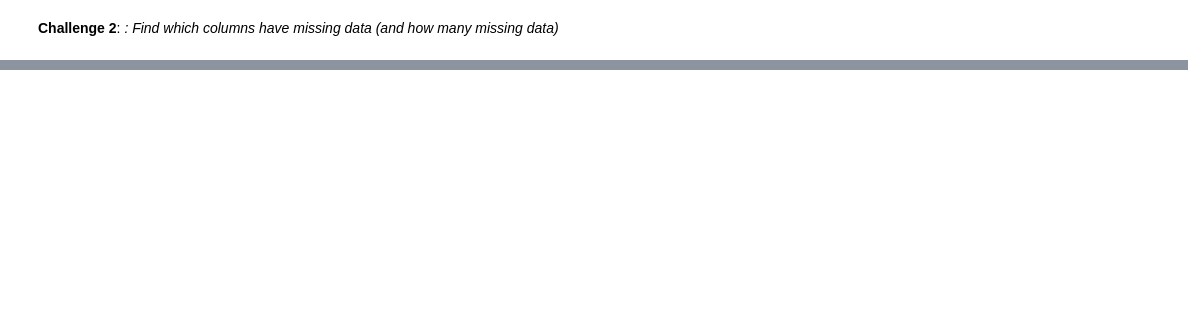
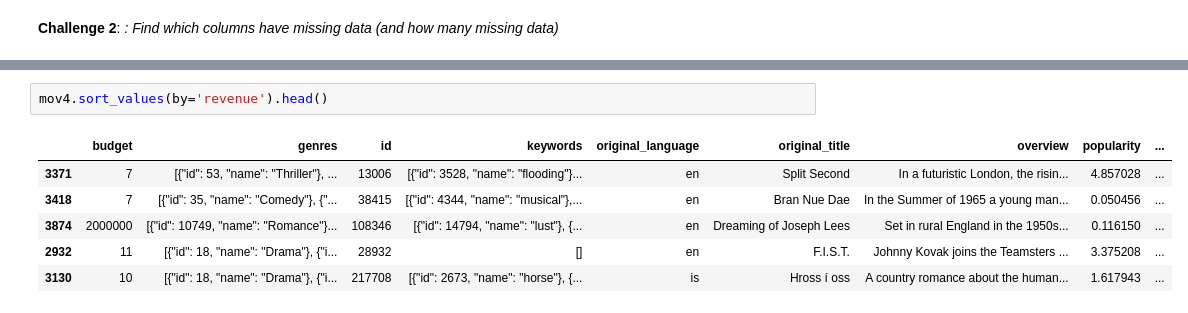
Before and after one commit to sallystoyell/f21_pfssr_wk11, a Jupyter notebook: F21 EPSY5122 PFSSR Week11.ipynb, the cells around one changed output, grey strips where cells are left out. Drawn from its saved outputs; the diff is of its cells as text; blank space fills up the shorter version.

```diff
--- a/F21 EPSY5122 PFSSR Week11.ipynb
+++ b/F21 EPSY5122 PFSSR Week11.ipynb
@@ -31,0 +123,9 @@ mov.head()
+# %%
+mov4.sort_values(by='revenue').head()
+# %% [output]
+|  | budget | genres | id | keywords | original_language | original_title | overview | popularity | ... |
+| 3371 | 7 | [{"id": 53, "name": "Thriller"}, ... | 13006 | [{"id": 3528, "name": "flooding"}... | en | Split Second | In a futuristic London, the risin... | 4.857028 | ... |
+| 3418 | 7 | [{"id": 35, "name": "Comedy"}, {"... | 38415 | [{"id": 4344, "name": "musical"},... | en | Bran Nue Dae | In the Summer of 1965 a young man... | 0.050456 | ... |
+| 3874 | 2000000 | [{"id": 10749, "name": "Romance"}... | 108346 | [{"id": 14794, "name": "lust"}, {... | en | Dreaming of Joseph Lees | Set in rural England in the 1950s... | 0.116150 | ... |
+| 2932 | 11 | [{"id": 18, "name": "Drama"}, {"i... | 28932 | [] | en | F.I.S.T. | Johnny Kovak joins the Teamsters ... | 3.375208 | ... |
+| 3130 | 10 | [{"id": 18, "name": "Drama"}, {"i... | 217708 | [{"id": 2673, "name": "horse"}, {... | is | Hross í oss | A country romance about the human... | 1.617943 | ... |
```
Also changed, not shown: parts of 9 cells of this notebook.
